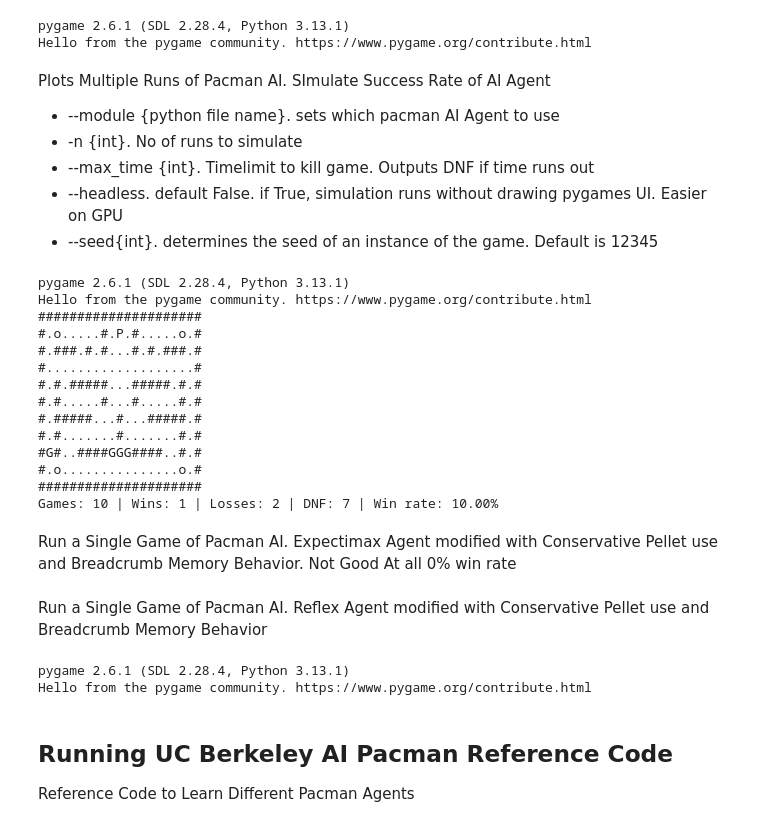
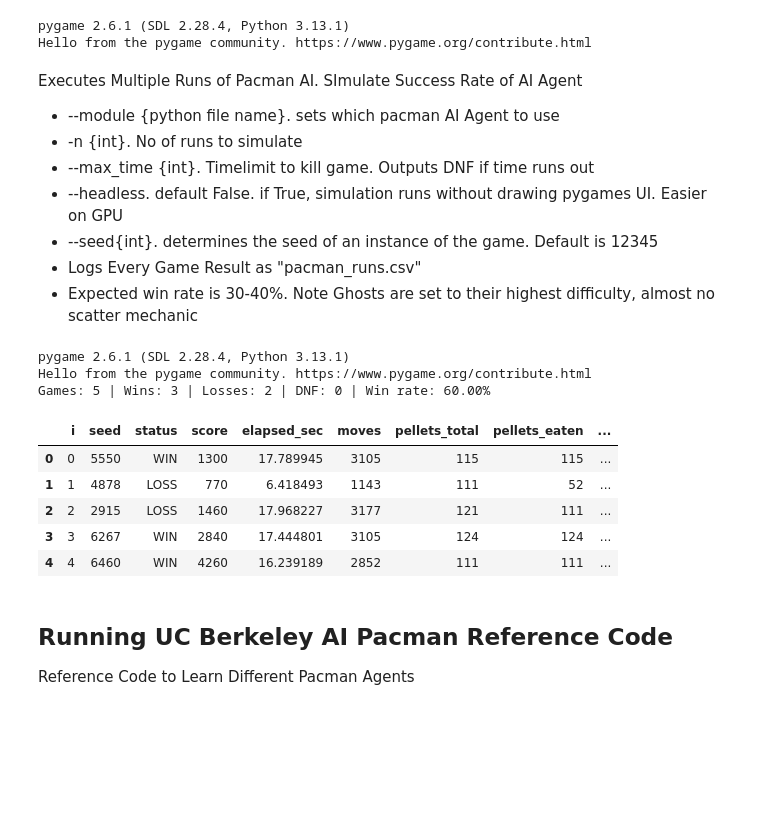
Before and after one commit to EnzoAlto/AI_Pacman_in_Random_Generated_Mazes, a Jupyter notebook: Pacman AI Base.ipynb, the cells around one changed output. Saved outputs shown, nothing was run; the diff lists cells and outputs as text; code cells hidden in the pictures; blank space fills up the shorter version.

Commit message:
Added Description for every goal requirement. Cleaned up Pacman AI Base

```diff
--- a/Pacman AI Base.ipynb
+++ b/Pacman AI Base.ipynb
@@ -38,37 +58,26 @@ os.chdir(path) # Make Sure Folder Path is set here
 pygame 2.6.1 (SDL 2.28.4, Python 3.13.1)
 Hello from the pygame community. https://www.pygame.org/contribute.html
 # %% [markdown]
-Plots Multiple Runs of Pacman AI. SImulate Success Rate of AI Agent
+Executes Multiple Runs of Pacman AI. SImulate Success Rate of AI Agent
 - --module {python file name}. sets which pacman AI Agent to use
 -  -n {int}. No of runs to simulate
 - --max_time {int}. Timelimit to kill game. Outputs DNF if time runs out
 - --headless. default False. if True, simulation runs without drawing pygames UI. Easier on GPU
 - --seed{int}. determines the seed of an instance of the game. Default is 12345
+- Logs Every Game Result as "pacman_runs.csv"
+- Expected win rate is 30-40%. Note Ghosts are set to their highest difficulty, almost no scatter mechanic
 # %%
-os.chdir(r"C:/Enzo_Files/AIM Data Science/wk33 PDS Final Project")
-# Run with original Pacman. Reflex Pac-Man with fixed weights (deterministic if given seed) ~20% Win Rate
-# !python batch_runner.py --module Pacman_AI_LT2 -n 5 --max_time 90
-
-# # Run with v2. Contains Conservative Power Pellet Pacman and Breadcrump Algorithm
-# !python batch_runner.py --module Pacman_AI_LT2_v2 -n 10 --max_time 90 --headless
-# Run and view Pacman Game
-!python batch_runner.py --module Pacman_AI_LT2_v2corner -n 5 --max_time 90
-# !python batch_runner.py --module Pacman_AI_LT2_v2 -n 5 --max_time 90
-# !python batch_runner.py --module Pacman_AI_LT2_vExpectimax -n 10 --max_time 90
+os.chdir(path)
+!python batch_runner.py --module Pacman_AI_LT2_v2corner -n 10 --max_time 90
+results = pd.read_csv('pacman_runs.csv')
+results.tail(5)
 # %% [output]
 pygame 2.6.1 (SDL 2.28.4, Python 3.13.1)
 Hello from the pygame community. https://www.pygame.org/contribute.html
-#####################
-#.o.....#.P.#.....o.#
-#.###.#.#...#.#.###.#
-#...................#
-#.#.#####...#####.#.#
-#.#.....#...#.....#.#
-#.#####...#...#####.#
-#.#.......#.......#.#
-#G#..####GGG####..#.#
-#.o...............o.#
-#####################
-Games: 10 | Wins: 1 | Losses: 2 | DNF: 7 | Win rate: 10.00%
+Games: 5 | Wins: 3 | Losses: 2 | DNF: 0 | Win rate: 60.00%
+|  | i | seed | status | score | elapsed_sec | moves | pellets_total | pellets_eaten | ... |
+| 0 | 0 | 5550 | WIN | 1300 | 17.789945 | 3105 | 115 | 115 | ... |
+| 1 | 1 | 4878 | LOSS | 770 | 6.418493 | 1143 | 111 | 52 | ... |
+| 2 | 2 | 2915 | LOSS | 1460 | 17.968227 | 3177 | 121 | 111 | ... |
+| 3 | 3 | 6267 | WIN | 2840 | 17.444801 | 3105 | 124 | 124 | ... |
+| 4 | 4 | 6460 | WIN | 4260 | 16.239189 | 2852 | 111 | 111 | ... |
-# %% [markdown]
-Run a Single Game of Pacman AI. Expectimax Agent modified with Conservative Pellet use and Breadcrumb Memory Behavior. Not Good At all 0% win rate
@@ -78,11 +84,3 @@ os.chdir(r"C:/Enzo_Files/AIM Data Science/wk33 PDS Final Project") # Make Sure F
-# %% [markdown]
-Run a Single Game of Pacman AI. Reflex Agent modified with Conservative Pellet use and Breadcrumb Memory Behavior
-# %%
-os.chdir(r"C:/Enzo_Files/AIM Data Science/wk33 PDS Final Project") # Make Sure Folder Path is set here
-!python Pacman_AI_LT2_v2.py
-# %% [output]
-pygame 2.6.1 (SDL 2.28.4, Python 3.13.1)
-Hello from the pygame community. https://www.pygame.org/contribute.html
 # %% [markdown]
 ## Running UC Berkeley AI Pacman Reference Code
 Reference Code to Learn Different Pacman Agents
```
Also changed, not shown: parts of 10 cells of this notebook, 3 other files.
